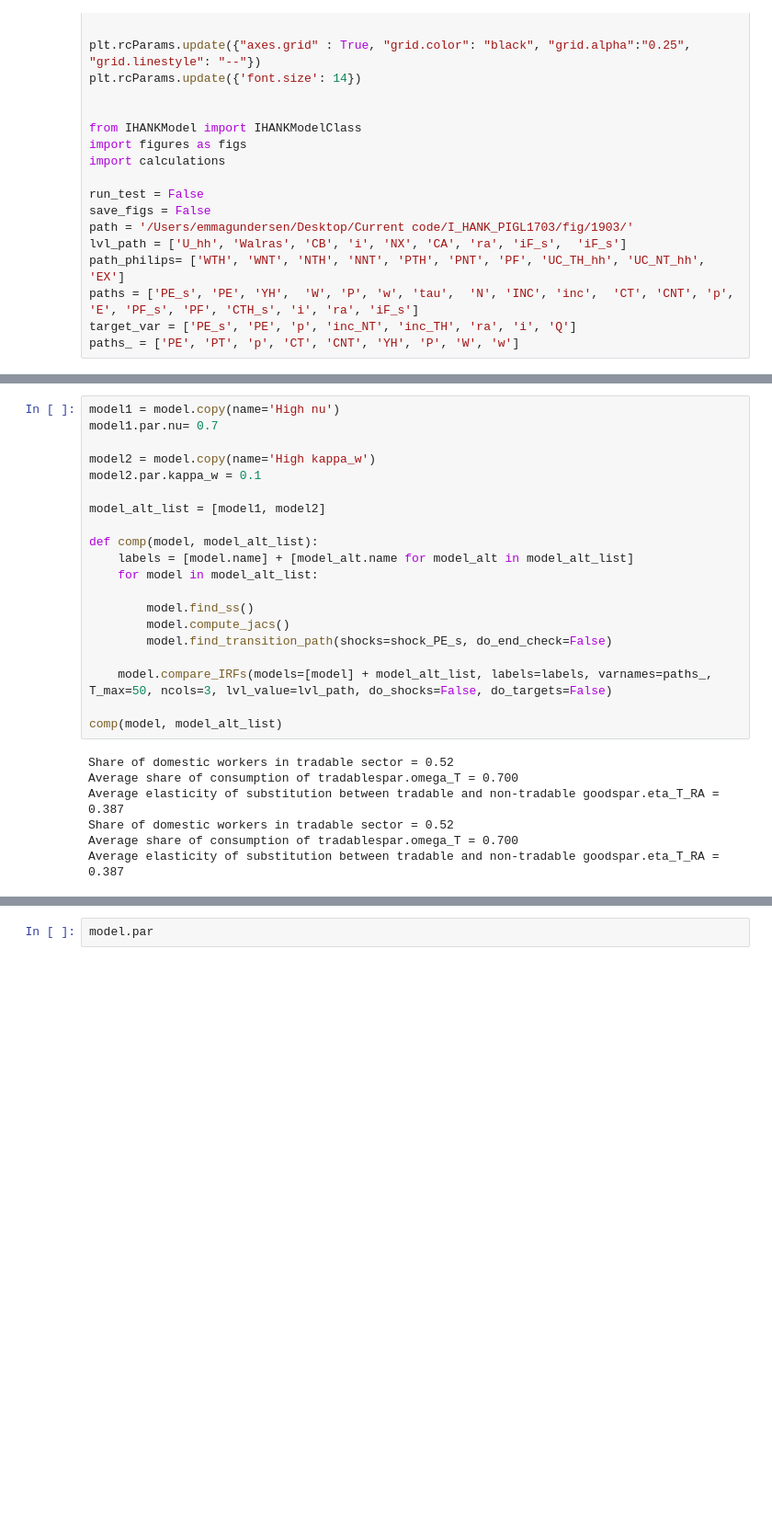
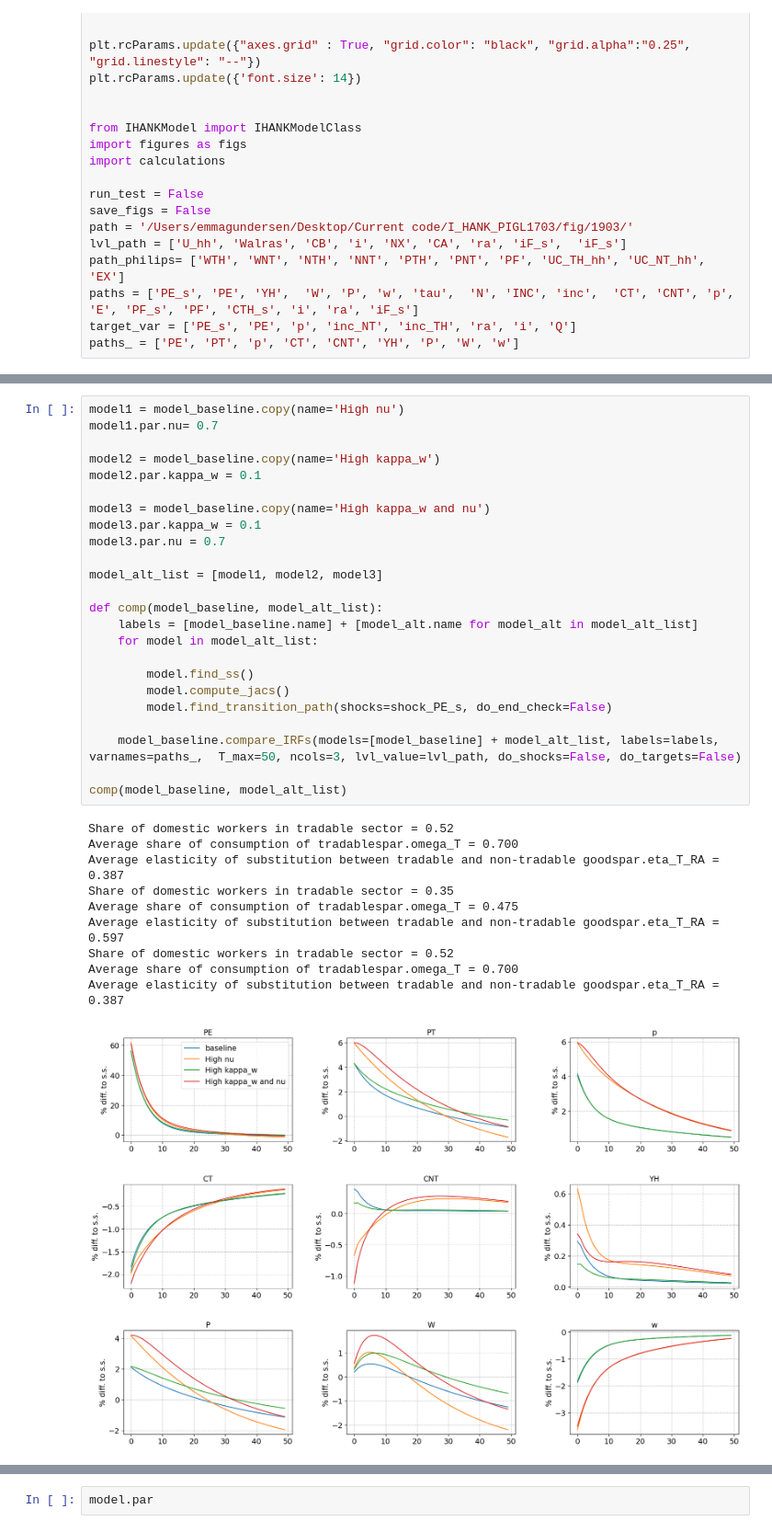
Before and after one commit to funlime/I_HANK_PIGL, a Jupyter notebook: Notebook.ipynb, the cells around one changed output, grey strips where cells are left out. Shown at 92% size. Saved outputs shown, nothing was run; the diff lists cells and outputs as text; blank space fills up the shorter version.

Commit message:
compare parameters

```diff
--- a/Notebook.ipynb
+++ b/Notebook.ipynb
@@ -65,27 +65,35 @@ Average elasticity of substitution between tradable and non-tradable goodspar.et
 # %%
-model1 = model.copy(name='High nu')
+model1 = model_baseline.copy(name='High nu')
 model1.par.nu= 0.7
 
-model2 = model.copy(name='High kappa_w')
+model2 = model_baseline.copy(name='High kappa_w')
 model2.par.kappa_w = 0.1
 
-model_alt_list = [model1, model2]
+model3 = model_baseline.copy(name='High kappa_w and nu')
+model3.par.kappa_w = 0.1
+model3.par.nu = 0.7
 
-def comp(model, model_alt_list):
-    labels = [model.name] + [model_alt.name for model_alt in model_alt_list]
+model_alt_list = [model1, model2, model3]
+
+def comp(model_baseline, model_alt_list):
+    labels = [model_baseline.name] + [model_alt.name for model_alt in model_alt_list]
     for model in model_alt_list:
 
         model.find_ss()
         model.compute_jacs()
         model.find_transition_path(shocks=shock_PE_s, do_end_check=False)
 
-    model.compare_IRFs(models=[model] + model_alt_list, labels=labels, varnames=paths_,  T_max=50, ncols=3, lvl_value=lvl_path, do_shocks=False, do_targets=False)
+    model_baseline.compare_IRFs(models=[model_baseline] + model_alt_list, labels=labels, varnames=paths_,  T_max=50, ncols=3, lvl_value=lvl_path, do_shocks=False, do_targets=False)
 
-comp(model, model_alt_list)
+comp(model_baseline, model_alt_list)
 # %% [output]
 Share of domestic workers in tradable sector = 0.52
 Average share of consumption of tradablespar.omega_T = 0.700
 Average elasticity of substitution between tradable and non-tradable goodspar.eta_T_RA = 0.387
+Share of domestic workers in tradable sector = 0.35
+Average share of consumption of tradablespar.omega_T = 0.475
+Average elasticity of substitution between tradable and non-tradable goodspar.eta_T_RA = 0.597
 Share of domestic workers in tradable sector = 0.52
 Average share of consumption of tradablespar.omega_T = 0.700
 Average elasticity of substitution between tradable and non-tradable goodspar.eta_T_RA = 0.387
+[figure, added]
```
Also changed, not shown: parts of 2 cells of this notebook.
